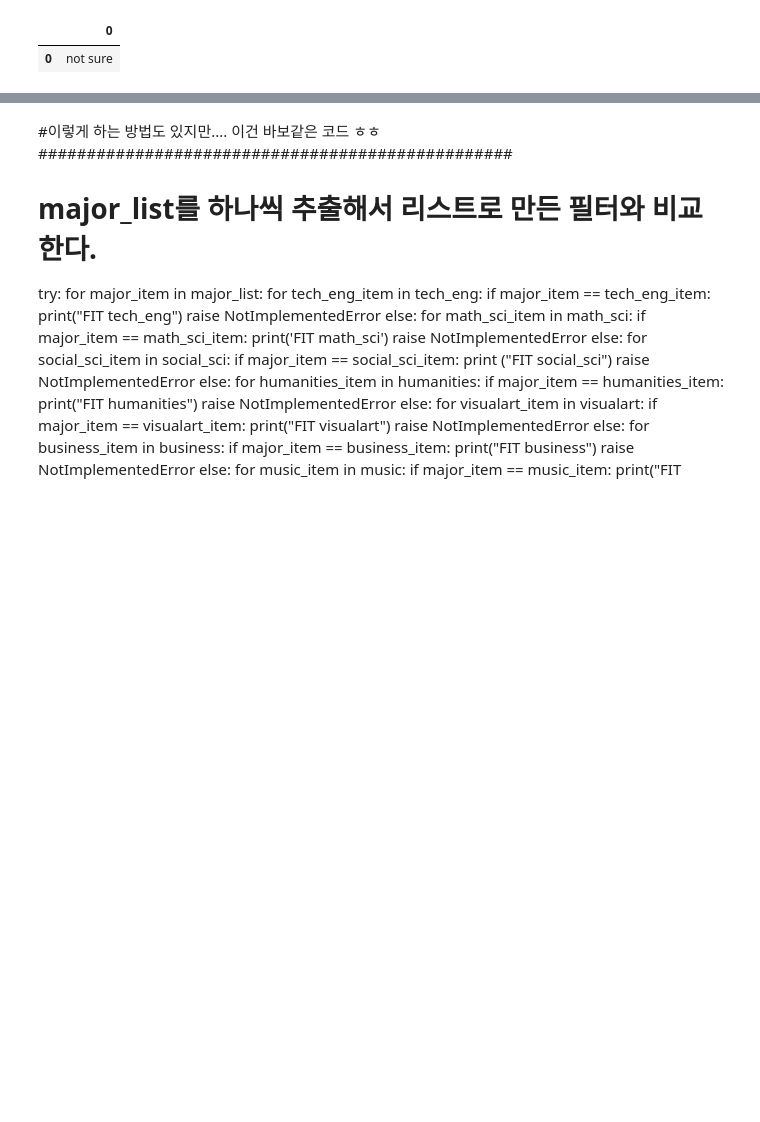
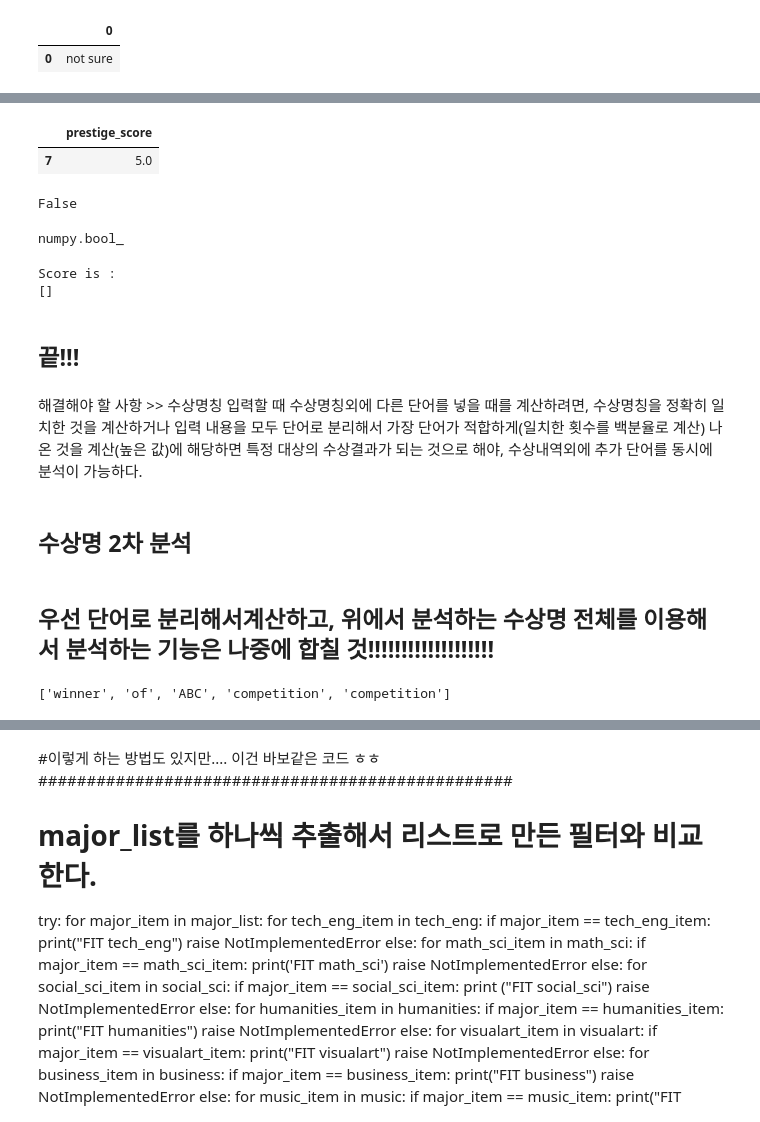
Before and after one commit to kwangilkimkenny/Story_Analysis, a Jupyter notebook: activity_analysis/major_fit.ipynb, the cells around one changed output, grey strips where cells are left out. Drawn from its saved outputs; the diff is of its cells as text; code cells hidden in the pictures; blank space fills up the shorter version.

```diff
--- a/activity_analysis/major_fit.ipynb
+++ b/activity_analysis/major_fit.ipynb
@@ -142,9 +143,15 @@ honor_list_ = [honor, level_recognition]
 honor_list = []
 for hor in honor_list_:
     hor_ = hor.lower()
-    honor_list.append(hor_)
+    hor__ = hor_.strip()
+    honor_list.append(hor__)
 
 honor_list
 # carnegie international student essay contest,se
 # Blue Ocean Entrepreneurship Competition,Extremely Selective
+
+
+# >>>> 이렇게 입력했을 경우 결과가 계산되어야 함. input_award_title_second = """ winner first prize of ABCefgh competition competition """
+
+###> 이렇게 입력했을때 : """winner of ABC competition competition, none"""  *none 값은 입력값이 이 없을때, 즉 수상포지션이 없을때 선택됨
 # %% [output]
@@ -562,0 +602,6 @@ df_fit_re.drop_duplicates() #중복값 제거!!!! 최종 결과 도출
+# %%
+#수상리스트의 값을 점수로 계산해보자  extremely selective 같은 경우는 그냥 데이프레임에서 추출하면 됨
+#단, winner of ABC competition competition, none  입력을 받았을 경우에는 데이터베이스에 수상내역이 없기 때문에 예외처리를 해야 한다.
+is_honor_list = data_awards['award_title'] == honor_list[0] # 입력한 결과중 수상내역 문자열 과 데이터프레임의 타이클 컬럼에서 같은 조건
+re_honor = data_awards[is_honor_list] # 데이터 필터링하여 새로운 변수에 저장
+re_honor # 결과 출력(여기서 결과가 나오면출력, 만약 수상내역 출력, 없으면... 예외처리를 해야함.. 2번째 방식으로 분석해야 함)
@@ -562,0 +611,16 @@ df_fit_re.drop_duplicates() #중복값 제거!!!! 최종 결과 도출
+# %%
+#점수를 추출한다. 그리고 이 점수는 입력한 수상내역의 문자를 확인하여 '예외의 룰'을 적용!!!
+award_anaysis_re = re_honor[["prestige_score"]]
+award_anaysis_re
+# %% [output]
+|  | prestige_score |
+| 7 | 5.0 |
+# %%
+award_anaysis_re = award_anaysis_re.isnull().any().any() #부울 값을 반환한다. 값이 없으니까  Fasle이다.
+award_anaysis_re #찾는 값이 없기 때문에  2차 분석을 시작!
+# %% [output]
+False
+# %%
+type(award_anaysis_re)
+# %% [output]
+numpy.bool_
@@ -562,0 +665,16 @@ df_fit_re.drop_duplicates() #중복값 제거!!!! 최종 결과 도출
+# %%
+if award_anaysis_re == False: # 값이 없으면 False 이기 땜문에 2차 분석 시작해야 함
+    print ("Score is :")
+    second_aw_score_anaysis(honor_list[0])
+# %% [output]
+Score is :
+[]
+# %% [markdown]
+## 끝!!!
+# %% [markdown]
+해결해야 할 사항 >> 수상명칭 입력할 때 수상명칭외에 다른 단어를 넣을 때를 계산하려면, 수상명칭을 정확히 일치한 것을 계산하거나
+입력 내용을 모두 단어로 분리해서 가장 단어가 적합하게(일치한 횟수를 백분율로 계산) 나온 것을 계산(높은 값)에 해당하면 특정 대상의 수상결과가 되는 것으로 해야, 수상내역외에 추가 단어를 동시에 분석이 가능하다.
+# %% [markdown]
+## 수상명 2차 분석
+# %% [markdown]
+## 우선 단어로 분리해서계산하고, 위에서 분석하는 수상명 전체를 이용해서 분석하는 기능은 나중에 합칠 것!!!!!!!!!!!!!!!!!!!
@@ -562,0 +684,7 @@ df_fit_re.drop_duplicates() #중복값 제거!!!! 최종 결과 도출
+# %%
+remove_null_text = input_award_title_second.strip() #앞 뒤 공백 제거한다. 입력할 때 공백을 넣을 수 있기 때문에.. 에러방지
+split_awards_list = remove_null_text.split(" ")
+split_awards_list #결과를 토대로 점수 계산하기위해서 data_awards_score의 데이터 프레임에서 해당 점수값 도출하기
+#그러기 위해서 우선 입력한 단어(수상설명)을 토대로
+# %% [output]
+['winner', 'of', 'ABC', 'competition', 'competition']
```
Also changed, not shown: parts of 27 cells of this notebook, 2 other files.
